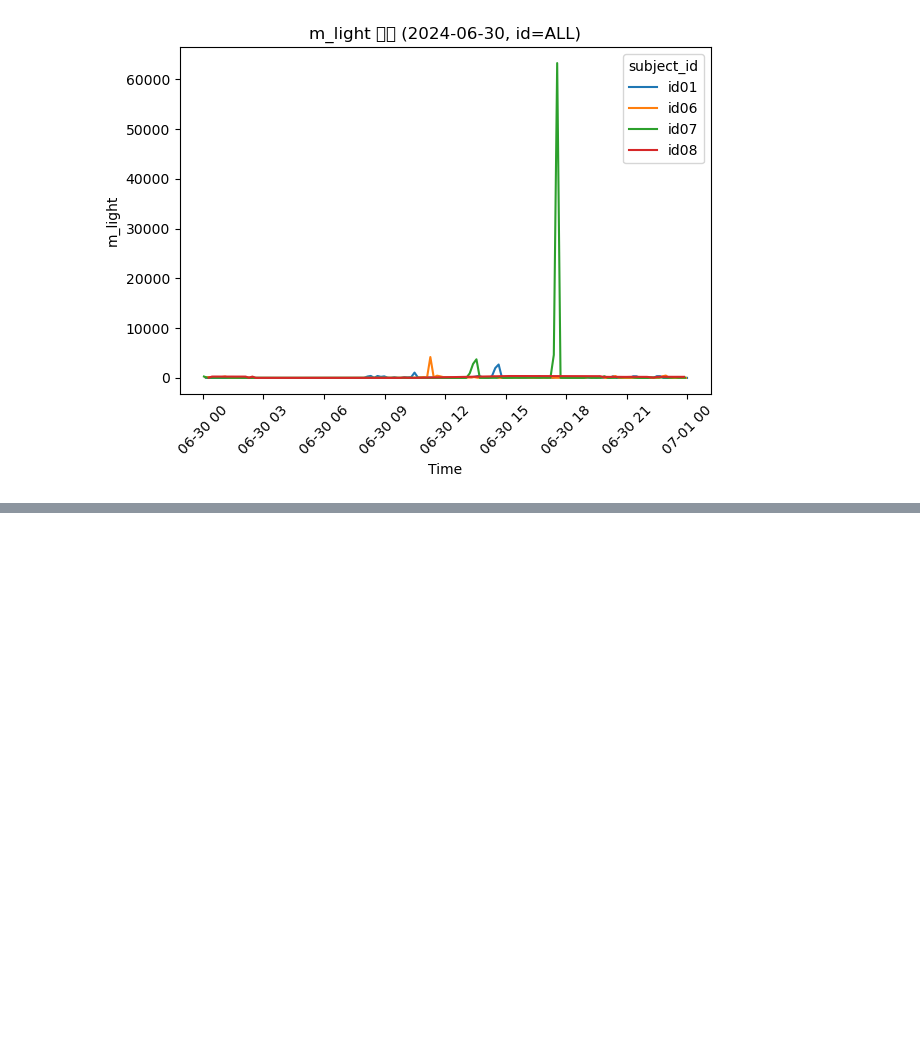
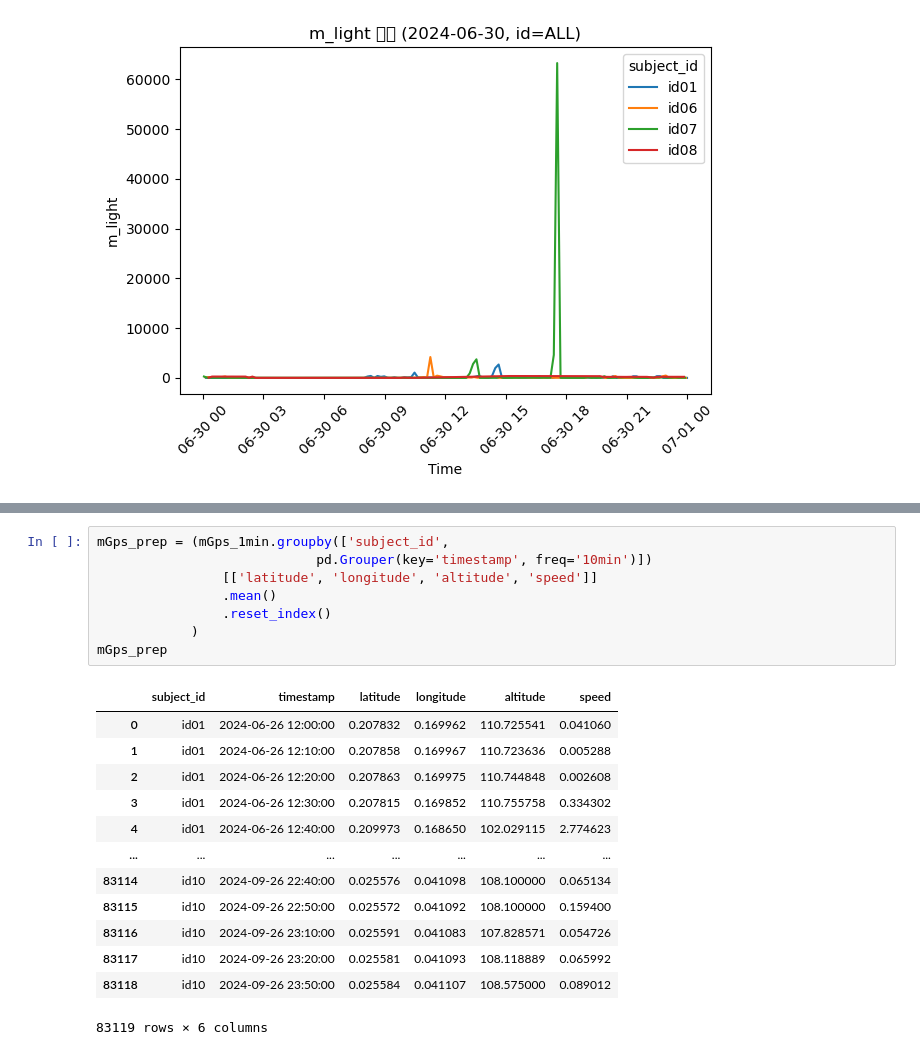
Before and after one commit to migreeni/ETRI_DS, a Jupyter notebook: preprocess-2.ipynb, the cells around one changed output, grey strips where cells are left out. Drawn from its saved outputs; the diff is of its cells as text; blank space fills up the shorter version.

```diff
--- a/preprocess-2.ipynb
+++ b/preprocess-2.ipynb
@@ -276,0 +419,22 @@ plot_light_by_day(mLight, "2024-06-30", subject_id=None)
+# %%
+mGps_prep = (mGps_1min.groupby(['subject_id',
+                            pd.Grouper(key='timestamp', freq='10min')])
+                [['latitude', 'longitude', 'altitude', 'speed']]
+                .mean()
+                .reset_index()
+            )
+mGps_prep
+# %% [output]
+|  | subject_id | timestamp | latitude | longitude | altitude | speed |
+| 0 | id01 | 2024-06-26 12:00:00 | 0.207832 | 0.169962 | 110.725541 | 0.041060 |
+| 1 | id01 | 2024-06-26 12:10:00 | 0.207858 | 0.169967 | 110.723636 | 0.005288 |
+| 2 | id01 | 2024-06-26 12:20:00 | 0.207863 | 0.169975 | 110.744848 | 0.002608 |
+| 3 | id01 | 2024-06-26 12:30:00 | 0.207815 | 0.169852 | 110.755758 | 0.334302 |
+| 4 | id01 | 2024-06-26 12:40:00 | 0.209973 | 0.168650 | 102.029115 | 2.774623 |
+| ... | ... | ... | ... | ... | ... | ... |
+| 83114 | id10 | 2024-09-26 22:40:00 | 0.025576 | 0.041098 | 108.100000 | 0.065134 |
+| 83115 | id10 | 2024-09-26 22:50:00 | 0.025572 | 0.041092 | 108.100000 | 0.159400 |
+| 83116 | id10 | 2024-09-26 23:10:00 | 0.025591 | 0.041083 | 107.828571 | 0.054726 |
+| 83117 | id10 | 2024-09-26 23:20:00 | 0.025581 | 0.041093 | 108.118889 | 0.065992 |
+| 83118 | id10 | 2024-09-26 23:50:00 | 0.025584 | 0.041107 | 108.575000 | 0.089012 |
+83119 rows × 6 columns
```
Also changed, not shown: parts of 13 cells of this notebook.
